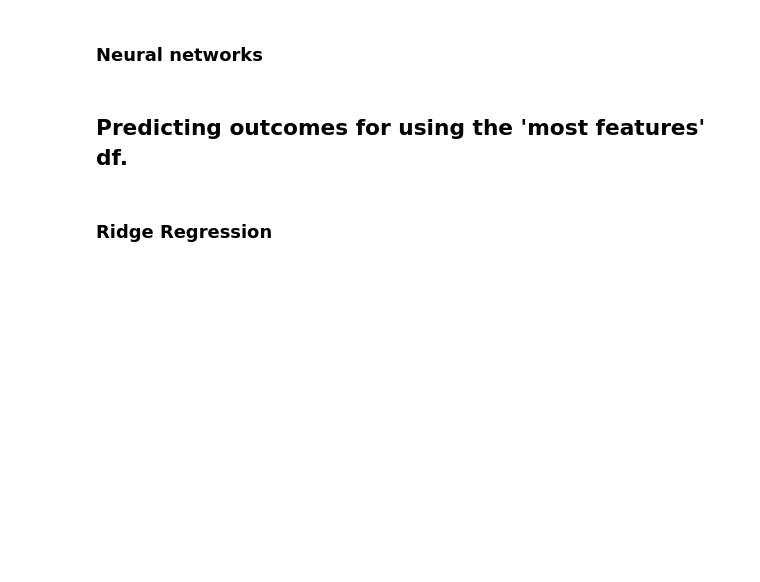
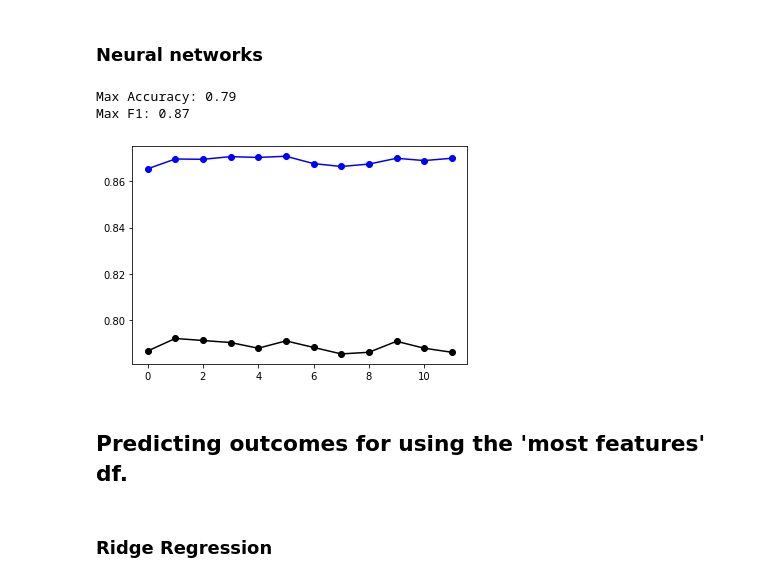
Before and after one commit to david-j-cox/GlimpseK12, a Jupyter notebook: Scripts/Complex Classification Algorithms.ipynb, the cells around one changed output. Drawn from its saved outputs; the diff is of its cells as text; code cells hidden in the pictures; blank space fills up the shorter version.

```diff
--- a/Scripts/Complex Classification Algorithms.ipynb
+++ b/Scripts/Complex Classification Algorithms.ipynb
@@ -416,3 +494,30 @@ Max F1: 0.87
+# %%
+# Reading outcomes
+X_train, X_test, y_train, y_test = train_test_split(mostObs_pred, mostObs_ReadOutc, test_size=0.20, random_state = 649)
+scaler = StandardScaler()
+train_scaled = scaler.fit_transform(X_train)
+test_scaled = scaler.fit_transform(X_test)
+
+acc_scores = []
+f1_scores = []
+for i in nEst_range:
+    for k in learning_rate_range:
+        classifier = MLPClassifier()
+        classifier.fit(train_scaled, y_train)
+        pred_train= classifier.predict(X_train)
+        pred_test= classifier.predict(test_scaled)
+        acc_val = metrics.accuracy_score(y_test, pred_test)
+        acc_scores.append(acc_val)
+        f1_val = f1_score(y_test, pred_test)
+        f1_scores.append(f1_val)
+plt.plot(acc_scores, marker='o', color='black')
+plt.plot(f1_scores, marker='o', color='blue')
+print("Max Accuracy:", round(max(acc_scores), 2))
+print('Max F1:', round(max(f1_scores), 2))
+# %% [output]
+Max Accuracy: 0.79
+Max F1: 0.87
+[figure, added]
 # %% [markdown]
 ## Predicting outcomes for using the 'most features' df.
 # %% [markdown]
```
Also changed, not shown: parts of 9 cells of this notebook.
